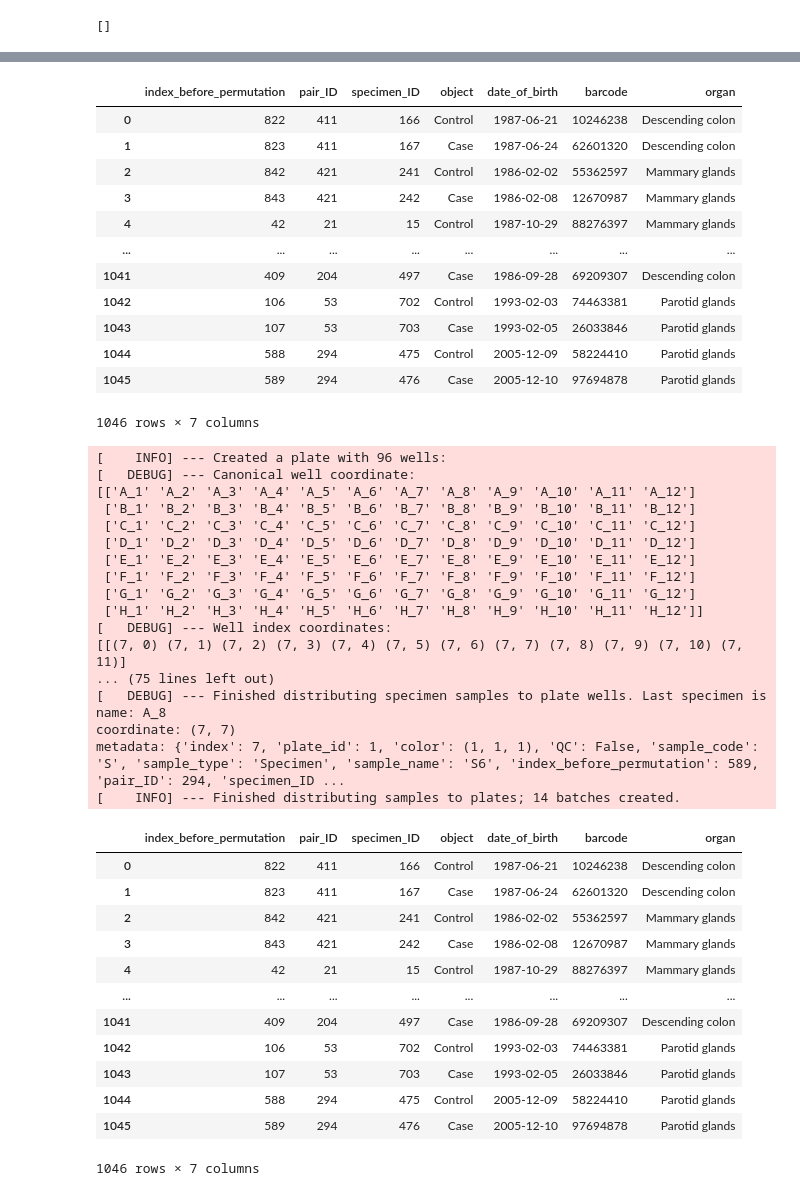
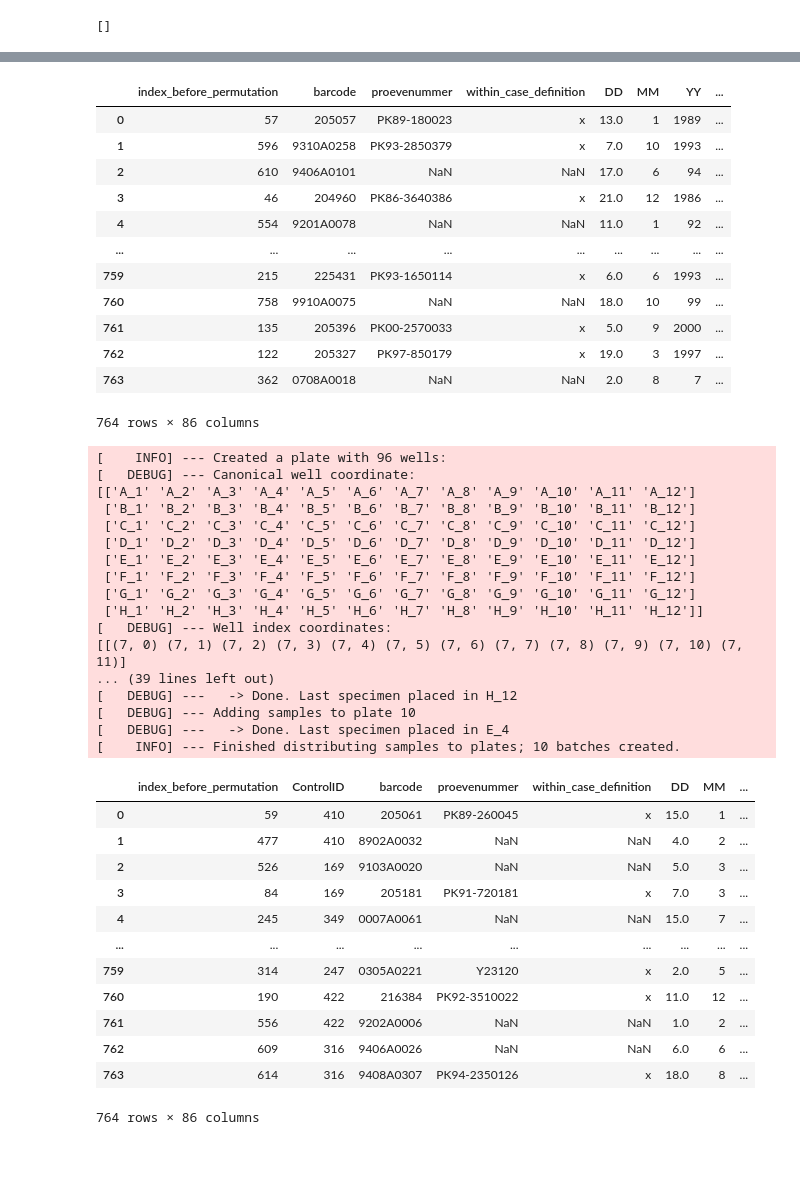
Before and after one commit to ssi-dk/CD-MRG-PlatePlanner, a Jupyter notebook: tutorial_plate_layout_v2.ipynb, the cells around one changed output, grey strips where cells are left out. Saved outputs shown, nothing was run; the diff lists cells and outputs as text; code cells hidden in the pictures; blank space fills up the shorter version.

```diff
--- a/tutorial_plate_layout_v2.ipynb
+++ b/tutorial_plate_layout_v2.ipynb
@@ -266,0 +288,9 @@ my_study.randomize_group_order("pair_ID")
+# %%
+
+study_name = "CNS_tumor_study"
+my_study = pl.Study(study_name)
+
+study_path = "/mnt/S/Metabolomics/3-PROJECTS/CPRs and person sensitive files/MS2020-006_CNSTumor_CPR/metadata_combined_10112021.xlsx"
+
+my_study.load_specimen_records(study_path)
+my_study.randomize_order(case_control=False, reproducible=False)
@@ -267,20 +309,20 @@ my_study.randomize_group_order("pair_ID")
 # %%
-
-my_study.specimen_records_df
+df = my_study.specimen_records_df
+df
 # %% [output]
-|  | index_before_permutation | pair_ID | specimen_ID | object | date_of_birth | barcode | organ |
-| 0 | 822 | 411 | 166 | Control | 1987-06-21 | 10246238 | Descending colon |
-| 1 | 823 | 411 | 167 | Case | 1987-06-24 | 62601320 | Descending colon |
-| 2 | 842 | 421 | 241 | Control | 1986-02-02 | 55362597 | Mammary glands |
-| 3 | 843 | 421 | 242 | Case | 1986-02-08 | 12670987 | Mammary glands |
-| 4 | 42 | 21 | 15 | Control | 1987-10-29 | 88276397 | Mammary glands |
-| ... | ... | ... | ... | ... | ... | ... | ... |
-| 1041 | 409 | 204 | 497 | Case | 1986-09-28 | 69209307 | Descending colon |
-| 1042 | 106 | 53 | 702 | Control | 1993-02-03 | 74463381 | Parotid glands |
-| 1043 | 107 | 53 | 703 | Case | 1993-02-05 | 26033846 | Parotid glands |
-| 1044 | 588 | 294 | 475 | Control | 2005-12-09 | 58224410 | Parotid glands |
-| 1045 | 589 | 294 | 476 | Case | 2005-12-10 | 97694878 | Parotid glands |
+|  | index_before_permutation | barcode | proevenummer | within_case_definition | DD | MM | YY | ... |
+| 0 | 57 | 205057 | PK89-180023 | x | 13.0 | 1 | 1989 | ... |
+| 1 | 596 | 9310A0258 | PK93-2850379 | x | 7.0 | 10 | 1993 | ... |
+| 2 | 610 | 9406A0101 | NaN | NaN | 17.0 | 6 | 94 | ... |
+| 3 | 46 | 204960 | PK86-3640386 | x | 21.0 | 12 | 1986 | ... |
+| 4 | 554 | 9201A0078 | NaN | NaN | 11.0 | 1 | 92 | ... |
+| ... | ... | ... | ... | ... | ... | ... | ... | ... |
+| 759 | 215 | 225431 | PK93-1650114 | x | 6.0 | 6 | 1993 | ... |
+| 760 | 758 | 9910A0075 | NaN | NaN | 18.0 | 10 | 99 | ... |
+| 761 | 135 | 205396 | PK00-2570033 | x | 5.0 | 9 | 2000 | ... |
+| 762 | 122 | 205327 | PK97-850179 | x | 19.0 | 3 | 1997 | ... |
+| 763 | 362 | 0708A0018 | NaN | NaN | 2.0 | 8 | 7 | ... |
-1046 rows × 7 columns
+764 rows × 86 columns
 # %%
 
 my_study.create_batches(pl.QCPlate(config_path, (8,12)))
@@ -300,21 +342,21 @@ my_study.specimen_records_df
  ['H_1' 'H_2' 'H_3' 'H_4' 'H_5' 'H_6' 'H_7' 'H_8' 'H_9' 'H_10' 'H_11' 'H_12']]
 [   DEBUG] --- Well index coordinates:
 [[(7, 0) (7, 1) (7, 2) (7, 3) (7, 4) (7, 5) (7, 6) (7, 7) (7, 8) (7, 9) (7, 10) (7, 11)]
-... (75 lines left out)
-[   DEBUG] --- Finished distributing specimen samples to plate wells. Last specimen is name: A_8
-coordinate: (7, 7)
-metadata: {'index': 7, 'plate_id': 1, 'color': (1, 1, 1), 'QC': False, 'sample_code': 'S', 'sample_type': 'Specimen', 'sample_name': 'S6', 'index_before_permutation': 589, 'pair_ID': 294, 'specimen_ID ...
-[    INFO] --- Finished distributing samples to plates; 14 batches created.
+... (39 lines left out)
+[   DEBUG] ---   -> Done. Last specimen placed in H_12
+[   DEBUG] --- Adding samples to plate 10
+[   DEBUG] ---   -> Done. Last specimen placed in E_4
+[    INFO] --- Finished distributing samples to plates; 10 batches created.
-|  | index_before_permutation | pair_ID | specimen_ID | object | date_of_birth | barcode | organ |
-| 0 | 822 | 411 | 166 | Control | 1987-06-21 | 10246238 | Descending colon |
-| 1 | 823 | 411 | 167 | Case | 1987-06-24 | 62601320 | Descending colon |
-| 2 | 842 | 421 | 241 | Control | 1986-02-02 | 55362597 | Mammary glands |
-| 3 | 843 | 421 | 242 | Case | 1986-02-08 | 12670987 | Mammary glands |
-| 4 | 42 | 21 | 15 | Control | 1987-10-29 | 88276397 | Mammary glands |
-| ... | ... | ... | ... | ... | ... | ... | ... |
-| 1041 | 409 | 204 | 497 | Case | 1986-09-28 | 69209307 | Descending colon |
-| 1042 | 106 | 53 | 702 | Control | 1993-02-03 | 74463381 | Parotid glands |
-| 1043 | 107 | 53 | 703 | Case | 1993-02-05 | 26033846 | Parotid glands |
-| 1044 | 588 | 294 | 475 | Control | 2005-12-09 | 58224410 | Parotid glands |
-| 1045 | 589 | 294 | 476 | Case | 2005-12-10 | 97694878 | Parotid glands |
+|  | index_before_permutation | ControlID | barcode | proevenummer | within_case_definition | DD | MM | ... |
+| 0 | 59 | 410 | 205061 | PK89-260045 | x | 15.0 | 1 | ... |
+| 1 | 477 | 410 | 8902A0032 | NaN | NaN | 4.0 | 2 | ... |
+| 2 | 526 | 169 | 9103A0020 | NaN | NaN | 5.0 | 3 | ... |
+| 3 | 84 | 169 | 205181 | PK91-720181 | x | 7.0 | 3 | ... |
+| 4 | 245 | 349 | 0007A0061 | NaN | NaN | 15.0 | 7 | ... |
+| ... | ... | ... | ... | ... | ... | ... | ... | ... |
+| 759 | 314 | 247 | 0305A0221 | Y23120 | x | 2.0 | 5 | ... |
+| 760 | 190 | 422 | 216384 | PK92-3510022 | x | 11.0 | 12 | ... |
+| 761 | 556 | 422 | 9202A0006 | NaN | NaN | 1.0 | 2 | ... |
+| 762 | 609 | 316 | 9406A0026 | NaN | NaN | 6.0 | 6 | ... |
+| 763 | 614 | 316 | 9408A0307 | PK94-2350126 | x | 18.0 | 8 | ... |
-1046 rows × 7 columns
+764 rows × 86 columns
```
Also changed, not shown: parts of 22 cells of this notebook.
